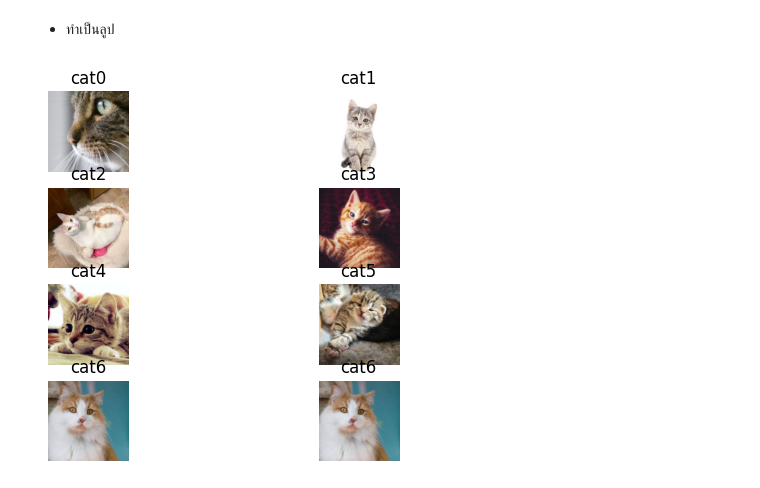
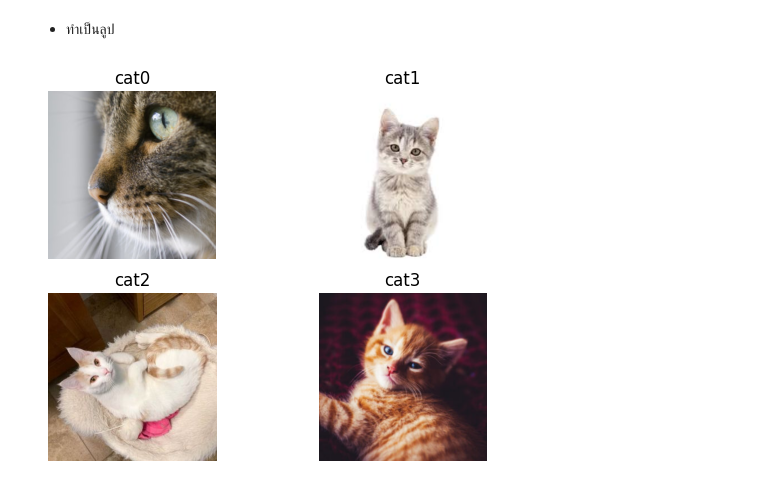
Before and after one commit to almondamonnut/matplotlib_study, a Jupyter notebook: beginner/quick_start.ipynb, the cells around one changed output. Cells and saved outputs as stored; diff of their text form; code cells hidden in the pictures.

```diff
--- a/beginner/quick_start.ipynb
+++ b/beginner/quick_start.ipynb
@@ -229,35 +229,35 @@ Text(0.5, 1.0, 'cat4')
 # %% [markdown]
 - ทำเป็นลูป
 # %%
-n = 7 # จำนวนรูป
+n = 4 # จำนวนรูป
 img = []
 
 # คำนวณจำนวนแถวที่ต้องใช้ทั้งหมด
 if(n%2==0):
     m = int(n/2)
     flag = "even"
 else:
     m = int(n/2)+1
     flag ="odd"
 fig, axs = plt.subplots(m, 2)
 
 # อ่านภาพ
 for i in range(n):
     img.append(np.asarray(Image.open(f'{i+1}.jpg')))
 
 # loop พล็อตรูป
 for r in range(m):
     axs[r,0].imshow(img[2*r])
     axs[r,0].axis('off')
     axs[r,0].set_title(f'cat{2*r}')
 
     if (r<m-1 or flag=='even'):
         axs[r,1].imshow(img[2*r+1])
         axs[r,1].axis('off')
         axs[r,1].set_title(f'cat{2*r+1}')
     else:
         axs[r,1].imshow(img[2*r])
         axs[r,1].axis('off')
         axs[r,1].set_title(f'cat{2*r}')
 # %% [output]
-[figure, old version]
+[figure, new version]
```
